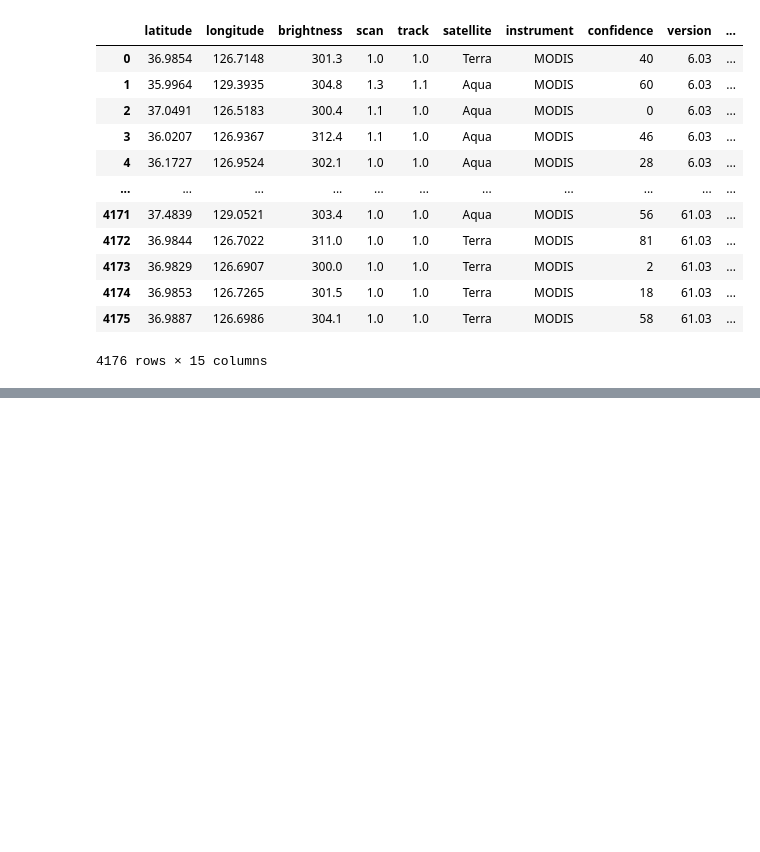
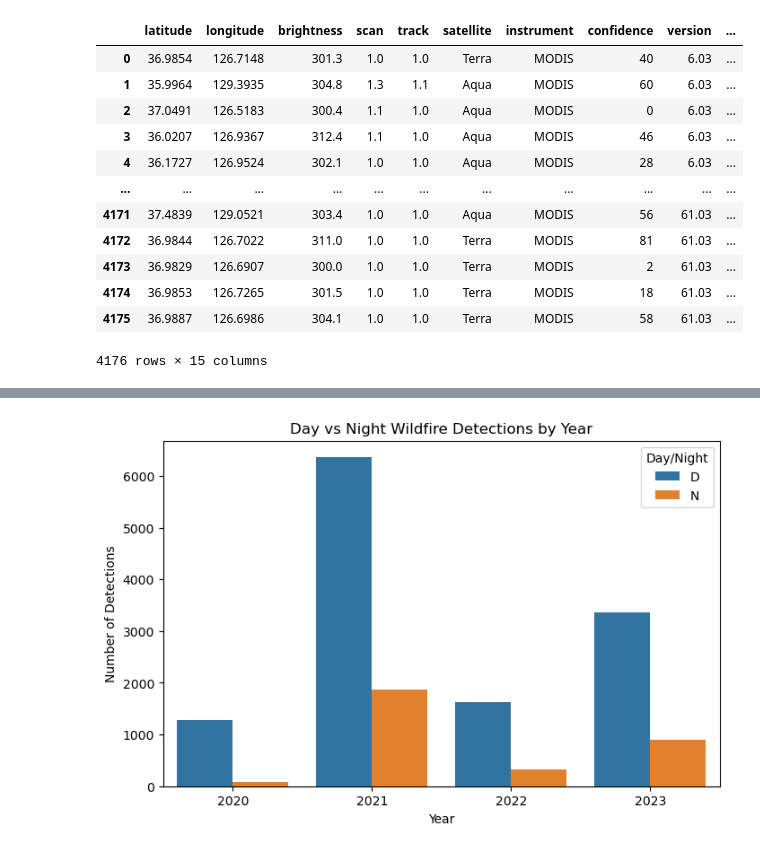
Before and after one commit to notyouradhee/TheEmberAlert, a Jupyter notebook: notebooks/data_exploration.ipynb, the cells around one changed output, grey strips where cells are left out. Cells and saved outputs as stored; diff of their text form; code cells hidden in the pictures; blank space fills up the shorter version.

```diff
--- a/notebooks/data_exploration.ipynb
+++ b/notebooks/data_exploration.ipynb
@@ -165,0 +207,23 @@ Index(['latitude', 'longitude', 'brightness', 'scan', 'track', 'satellite',
+# %%
+import seaborn as sns
+df = pd.read_csv('../data/processed/nepal_combined.csv')
+
+# Step 2: Combine date and time into datetime
+df['datetime'] = pd.to_datetime(df['date'] + ' ' + df['time'])
+
+# Step 3: Drop original columns if not needed
+df = df.drop(columns=['date', 'time'])
+
+# Ensure 'year' column exists
+df['year'] = df['datetime'].dt.year
+
+# Plot bar chart with seaborn
+plt.figure(figsize=(8,5))
+sns.countplot(data=df, x='year', hue='daynight')
+plt.title('Day vs Night Wildfire Detections by Year')
+plt.xlabel('Year')
+plt.ylabel('Number of Detections')
+plt.legend(title='Day/Night')
+plt.show()
+# %% [output]
+[figure, added]
```
Also changed, not shown: parts of 10 cells of this notebook.
